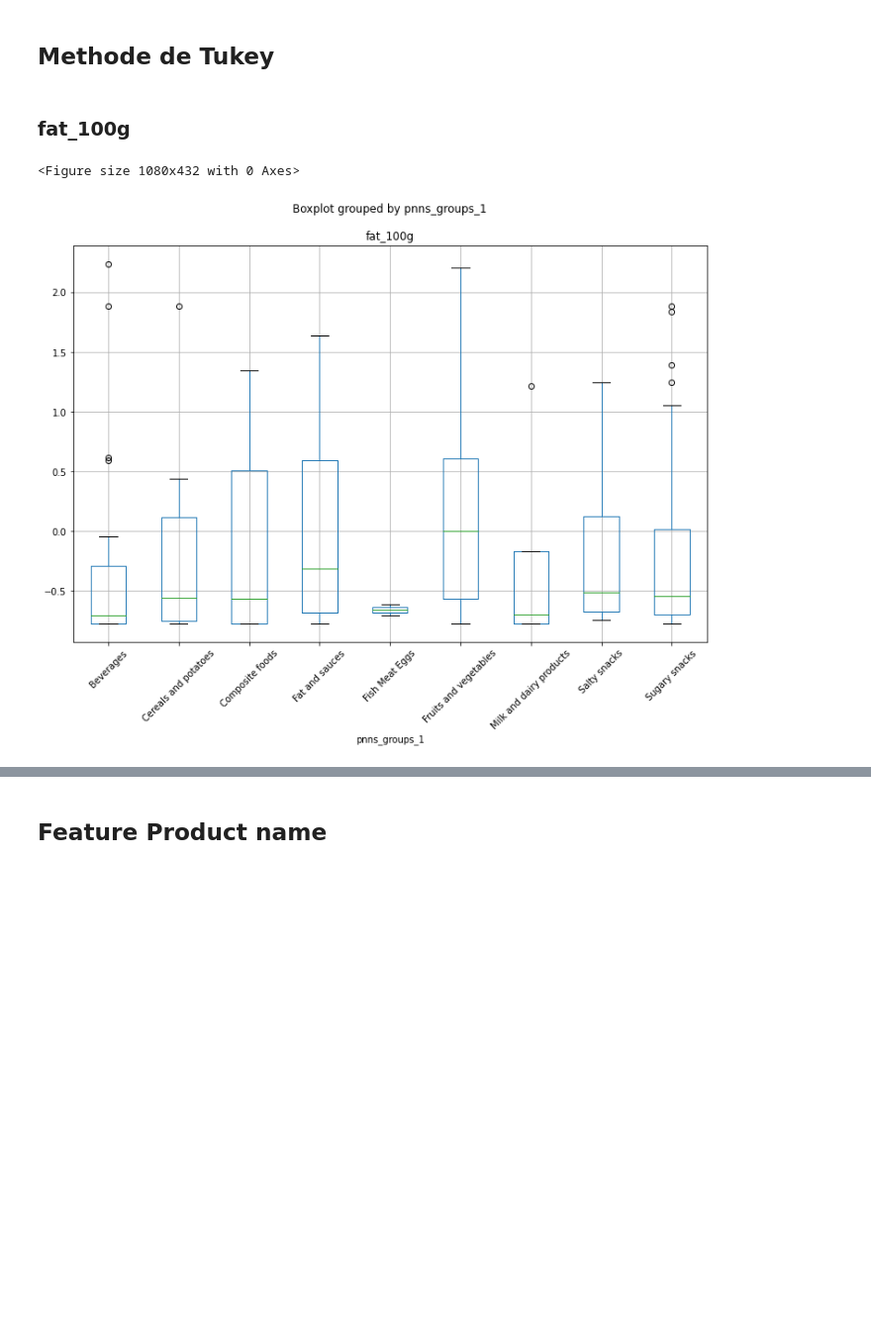
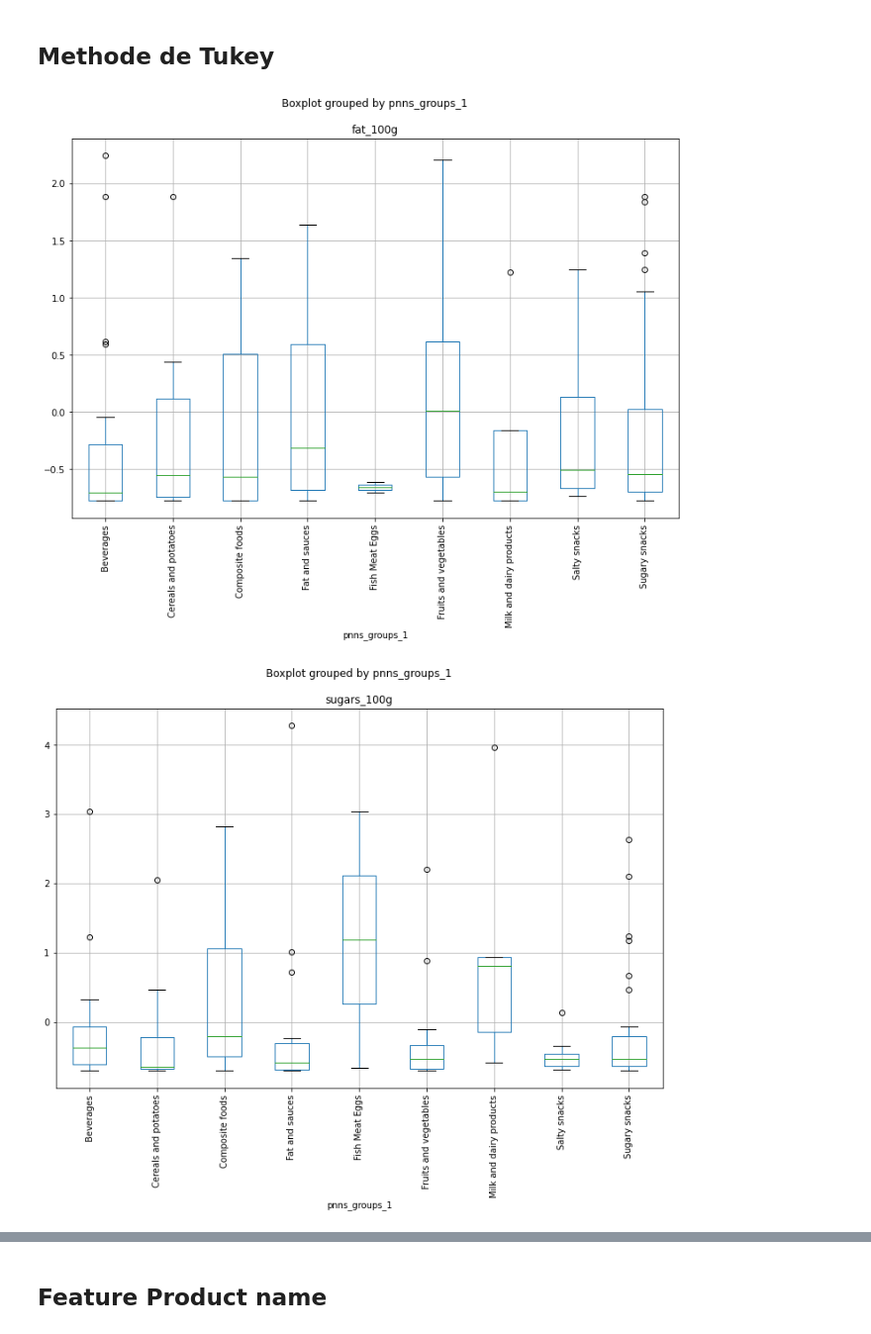
Before and after one commit to Antoine-LR/Python, a Jupyter notebook: RUDULIER_Antoine_1_notebook_nettoyage_122022.ipynb, the cells around one changed output, grey strips where cells are left out. Shown at 99% size. Saved outputs shown, nothing was run; the diff lists cells and outputs as text; code cells hidden in the pictures; blank space fills up the shorter version.

```diff
--- a/RUDULIER_Antoine_1_notebook_nettoyage_122022.ipynb
+++ b/RUDULIER_Antoine_1_notebook_nettoyage_122022.ipynb
@@ -483,7 +483,7 @@ df.shape
 # %%
 df_after = df.copy()
 # %%
-numerical_value_100g = ['fat_100g', 'sugars_100g',
+numerical_value_100g = ['fat_100g', 'sugars_100g','energy_100g',
                         'carbohydrates_100g', 'saturated-fat_100g', 'fiber_100g',
                         'proteins_100g', 'salt_100g']
 # %%
@@ -751,27 +744,11 @@ df_scaled.boxplot(vert=False)
 # %% [markdown]
 ## Methode de Tukey
-# %%
-for col in numerical_value_100g:
-    for
-q1 = df_scaled[df_scaled['pnns_groups_1'] == 'Beverages']['fat_100g'].quantile(.25)
-q3 = df_scaled[df_scaled['pnns_groups_1'] == 'Beverages']['fat_100g'].quantile(.75)
-IQR = q3 - q1
-IQR
-upper_boundary = q3 + (1.5 * IQR)
-lower_boundary = q1 - (1.5 * IQR)
-print("Upper Boundary using IQR  : {}".format(upper_boundary))
-print("Lower Boundary using IQR  : {}".format(lower_boundary))
-
-df_beverage = df_scaled[df_scaled['pnns_groups_1'] == 'Beverages']
-df_beverage.loc[df_beverage['fat_100g'] > upper_boundary, 'fat_100g'] = np.nan
-# %% [markdown]
-### fat_100g
 # %%
 #Create a boxplot
-plt.figure(figsize=(15, 6))
-df_scaled.boxplot('fat_100g', by='pnns_groups_1', figsize=(12, 8))
-plt.xticks(rotation='45')
-plt.show()
+for col in numerical_value_100g:
+    df_scaled.boxplot(col, by='pnns_groups_1', figsize=(12, 8))
+    plt.xticks(rotation='90')
+    plt.show()
 # %% [output]
-<Figure size 1080x432 with 0 Axes>
-[figure, old version]
+[figure, new version]
+[figure, added]
```
Also changed, not shown: parts of 127 cells of this notebook.
